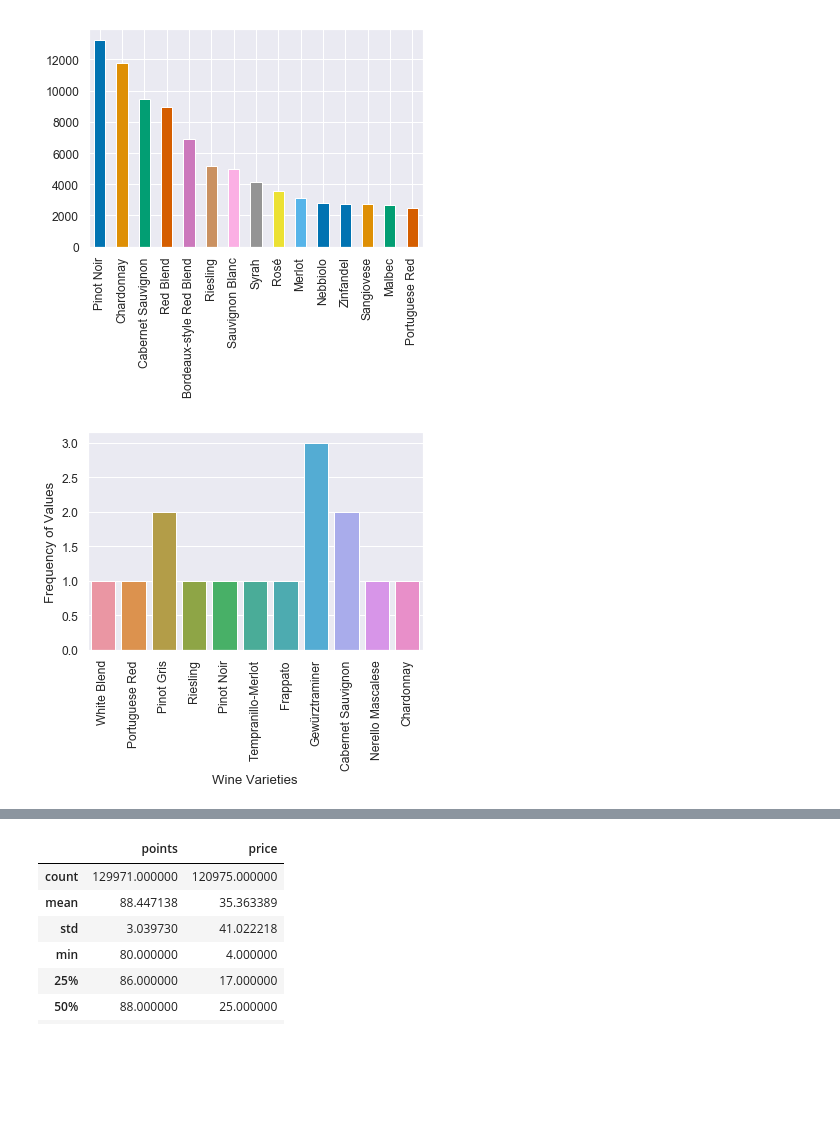
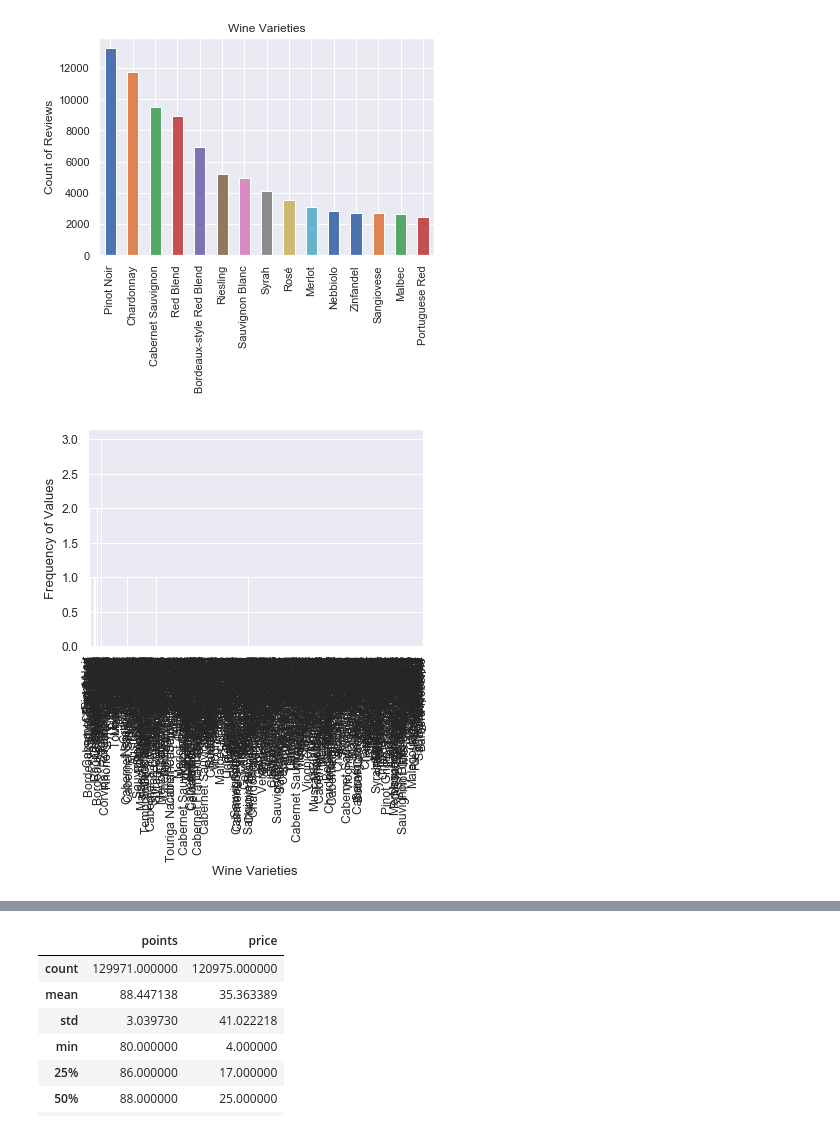
Before and after one commit to loisr/WineReviews, a Jupyter notebook: WIne Reiviews Data Visualization.ipynb, the cells around one changed output, grey strips where cells are left out. Saved outputs shown, nothing was run; the diff lists cells and outputs as text; code cells hidden in the pictures; blank space fills up the shorter version.

```diff
--- a/WIne Reiviews Data Visualization.ipynb
+++ b/WIne Reiviews Data Visualization.ipynb
@@ -66,20 +66,22 @@ plt.hist(wine.points)
 # %%
 s = wine.variety
 s.value_counts()[:15].plot(kind="bar")
-
+plt.title('Wine Varieties')
+#plt.xlabel('categories')
+plt.ylabel('Count of Reviews')
 plt.show()
 # %% [output]
-[figure, old version]
+[figure, new version]
 # %%
 sns.set()
 sns.set_context("notebook", font_scale=1.1, rc={"lines.linewidth": 2.5})
 sns.set_palette("colorblind")
-sax = sns.countplot(x=s[:15])
+sax = sns.countplot(x=s[:15], order = s.value_counts(ascending=False).index)
 sax.set(xlabel='Wine Varieties', ylabel='Frequency of Values')
 plt.xticks(rotation=90)
 plt.show()
 # %% [output]
-[figure, old version]
+[figure, new version]
 # %%
 s.value_counts()
 # %% [output]
```
Also changed, not shown: parts of 38 cells of this notebook.
